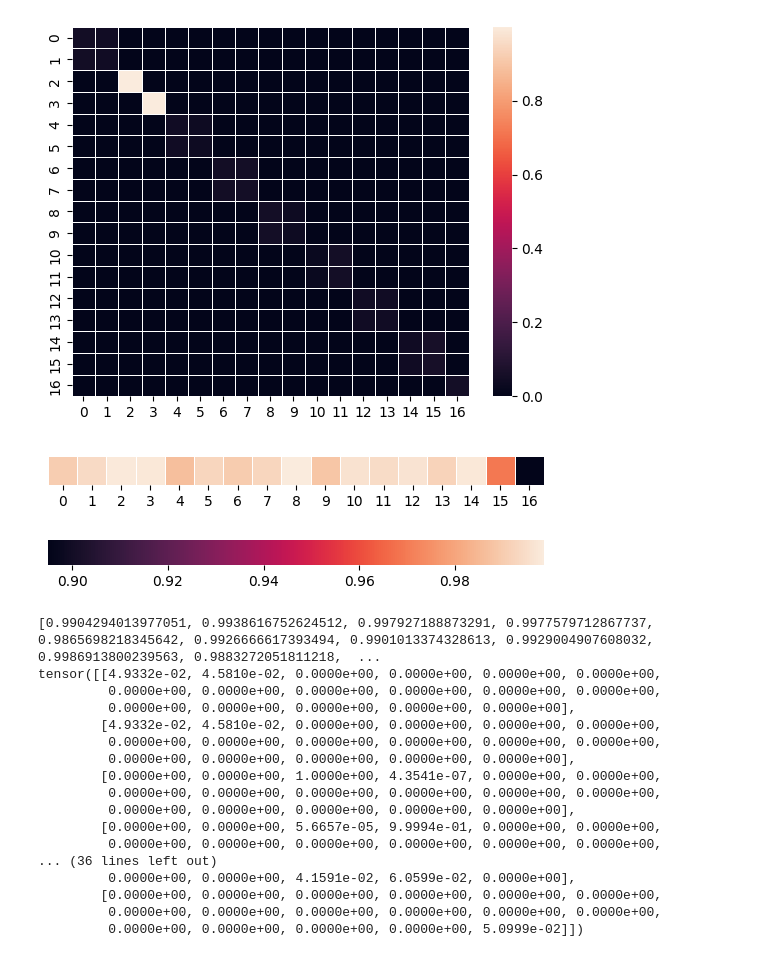
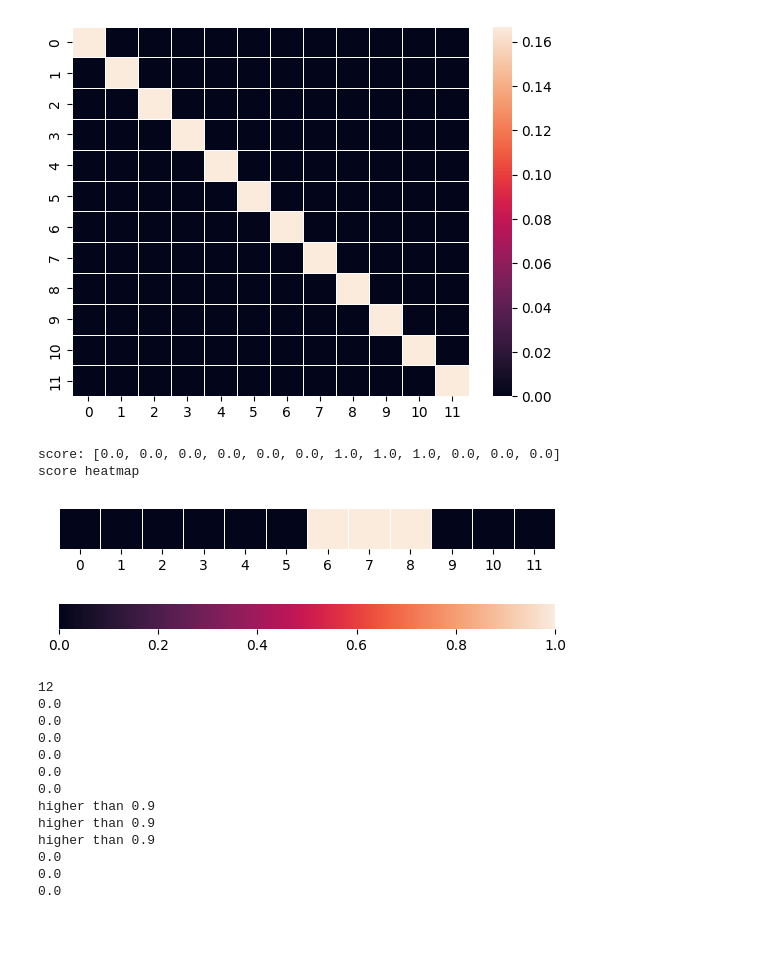
Before and after one commit to bavo96/SegSum, a Jupyter notebook: analyze/visuallize_attention.ipynb, the cells around one changed output. Saved outputs shown, nothing was run; the diff lists cells and outputs as text; code cells hidden in the pictures; blank space fills up the shorter version.

```diff
--- a/analyze/visuallize_attention.ipynb
+++ b/analyze/visuallize_attention.ipynb
@@ -12,8 +12,8 @@ import os
 from pathlib import Path
 
 
-# dataset_name = "SumMe"
-dataset_name = "TVSum"
+dataset_name = "SumMe"
+# dataset_name = "TVSum"
 
 model_score = pickle.load(
     open(f"./{dataset_name.lower()}_video_scores.pickle", "rb")
@@ -44,8 +44,8 @@ if dataset_name == "SumMe":
 elif dataset_name == "TVSum":
     s = 4
 
-keys = splits[s]["train_keys"]
-# keys = splits[s]["test_keys"]
+# keys = splits[s]["train_keys"]
+keys = splits[s]["test_keys"]
 
 # Get video name
 
@@ -72,10 +74,11 @@ for i, video_name in enumerate(keys):
 # %%
 for video_name, data in model_score.items():
+#     print(video_name)
     if dataset_name == "SumMe":
-        if "Bike Polo" not in video_name:
+        if "St Maarten Landing" not in video_name:
             continue
     elif dataset_name == "TVSum":
-        if "iVt07TCkFM0" not in video_name:
+        if "0tmA_C6XwfM" not in video_name:
             continue
     print("video:", video_name)
     summary = data['summary']
@@ -95,28 +98,37 @@ for video_name, data in model_score.items():
     n_frames = np.array(hdf[index]["n_frames"])
     change_points = np.array(hdf[index]["change_points"])
     user_summary = np.array(hdf[index]["user_summary"])
-    print(video_name, index)
-    print(n_frames)
-    print(change_points.shape)
-    print(user_summary.shape)
-    print(attn_weights.shape[0])
+    print("video name:", video_name, index)
+    print("num frames:", n_frames)
+    print("changepoint:", change_points.shape)
+    print("user sum:", user_summary.shape)
+    print("attn weight 0:", attn_weights.shape[0])
+    print("attn diag:")
     for i in range(attn_weights.shape[0]):
-        print(attn_weights[i][i])
+        print(attn_weights[i][i].numpy(), end = " ")
+    print("")
 
-
+    print("attn weights:", attn_weights)
+    print("attn heatmap")
     ax = sns.heatmap(attn_weights, linewidth=0.5)
     plt.grid(False)
     plt.show()
-
+    print("score:", score)
+    print("score heatmap")
     ax = sns.heatmap(np.array(score).reshape((1, -1)), linewidth=0.5, square=True, cbar_kws={"orientation": "horizontal"})
     plt.yticks([])
     plt.grid(False)
     plt.show()
+    print(len(score))
+    for segscore in score:
+        if segscore < 0.9:
+            print(segscore)
+        else:
+            print("higher than 0.9")
 
 
 #     print(summary)
-    print(score)
-    print(attn_weights)
+
 #     idx = 90
 #     step = 30
 #     accepted_index = (
@@ -183,19 +195,17 @@ tensor(0.0510)
-[figure, old version]
+[figure, new version]
+score: [0.0, 0.0, 0.0, 0.0, 0.0, 0.0, 1.0, 1.0, 1.0, 0.0, 0.0, 0.0]
+score heatmap
-[figure, old version]
+[figure, new version]
-[0.9904294013977051, 0.9938616752624512, 0.997927188873291, 0.9977579712867737, 0.9865698218345642, 0.9926666617393494, 0.9901013374328613, 0.9929004907608032, 0.9986913800239563, 0.9883272051811218,  ...
-tensor([[4.9332e-02, 4.5810e-02, 0.0000e+00, 0.0000e+00, 0.0000e+00, 0.0000e+00,
-         0.0000e+00, 0.0000e+00, 0.0000e+00, 0.0000e+00, 0.0000e+00, 0.0000e+00,
-         0.0000e+00, 0.0000e+00, 0.0000e+00, 0.0000e+00, 0.0000e+00],
-        [4.9332e-02, 4.5810e-02, 0.0000e+00, 0.0000e+00, 0.0000e+00, 0.0000e+00,
-         0.0000e+00, 0.0000e+00, 0.0000e+00, 0.0000e+00, 0.0000e+00, 0.0000e+00,
-         0.0000e+00, 0.0000e+00, 0.0000e+00, 0.0000e+00, 0.0000e+00],
-        [0.0000e+00, 0.0000e+00, 1.0000e+00, 4.3541e-07, 0.0000e+00, 0.0000e+00,
-         0.0000e+00, 0.0000e+00, 0.0000e+00, 0.0000e+00, 0.0000e+00, 0.0000e+00,
-         0.0000e+00, 0.0000e+00, 0.0000e+00, 0.0000e+00, 0.0000e+00],
-        [0.0000e+00, 0.0000e+00, 5.6657e-05, 9.9994e-01, 0.0000e+00, 0.0000e+00,
-         0.0000e+00, 0.0000e+00, 0.0000e+00, 0.0000e+00, 0.0000e+00, 0.0000e+00,
-... (36 lines left out)
-         0.0000e+00, 0.0000e+00, 4.1591e-02, 6.0599e-02, 0.0000e+00],
-        [0.0000e+00, 0.0000e+00, 0.0000e+00, 0.0000e+00, 0.0000e+00, 0.0000e+00,
-         0.0000e+00, 0.0000e+00, 0.0000e+00, 0.0000e+00, 0.0000e+00, 0.0000e+00,
-         0.0000e+00, 0.0000e+00, 0.0000e+00, 0.0000e+00, 5.0999e-02]])
+12
+0.0
+0.0
+0.0
+0.0
+0.0
+0.0
+higher than 0.9
+higher than 0.9
+higher than 0.9
+0.0
+0.0
+0.0
```
Also changed, not shown: parts of 6 cells of this notebook, 16 other files.
